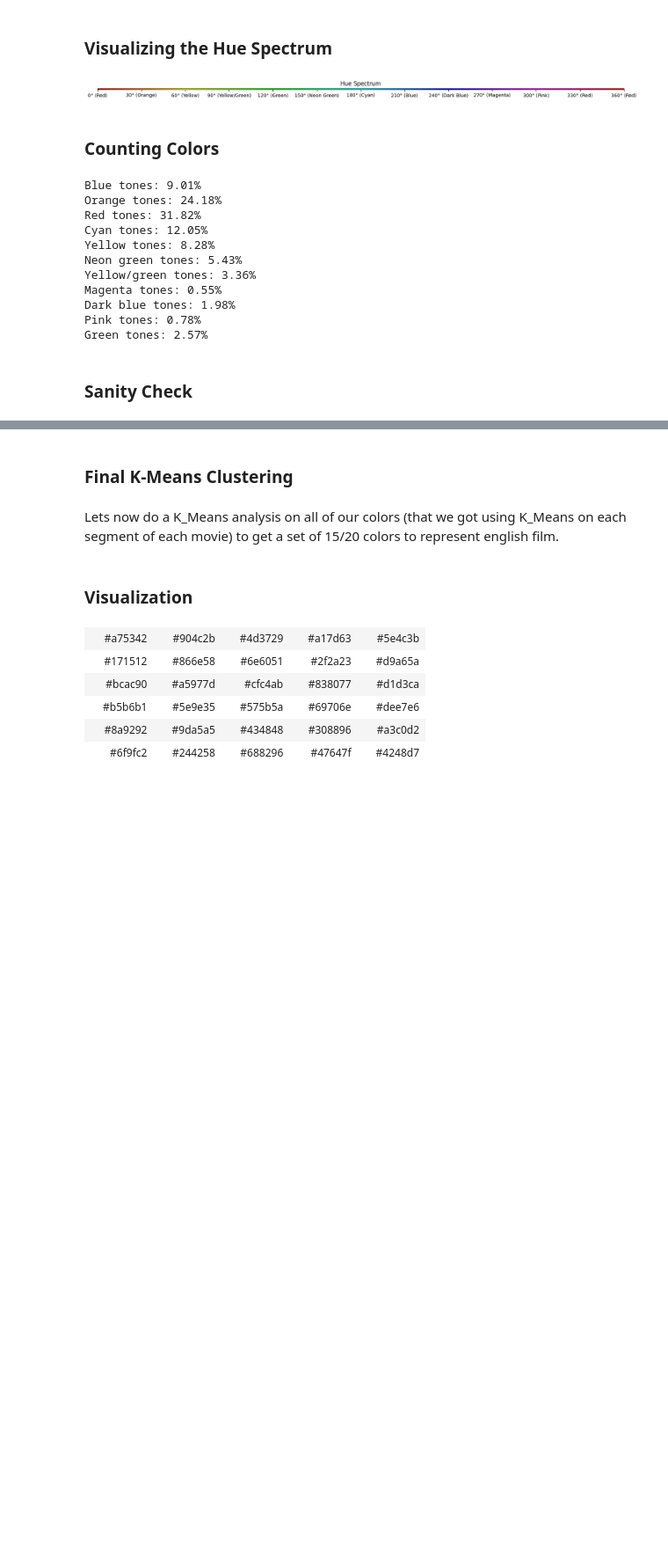
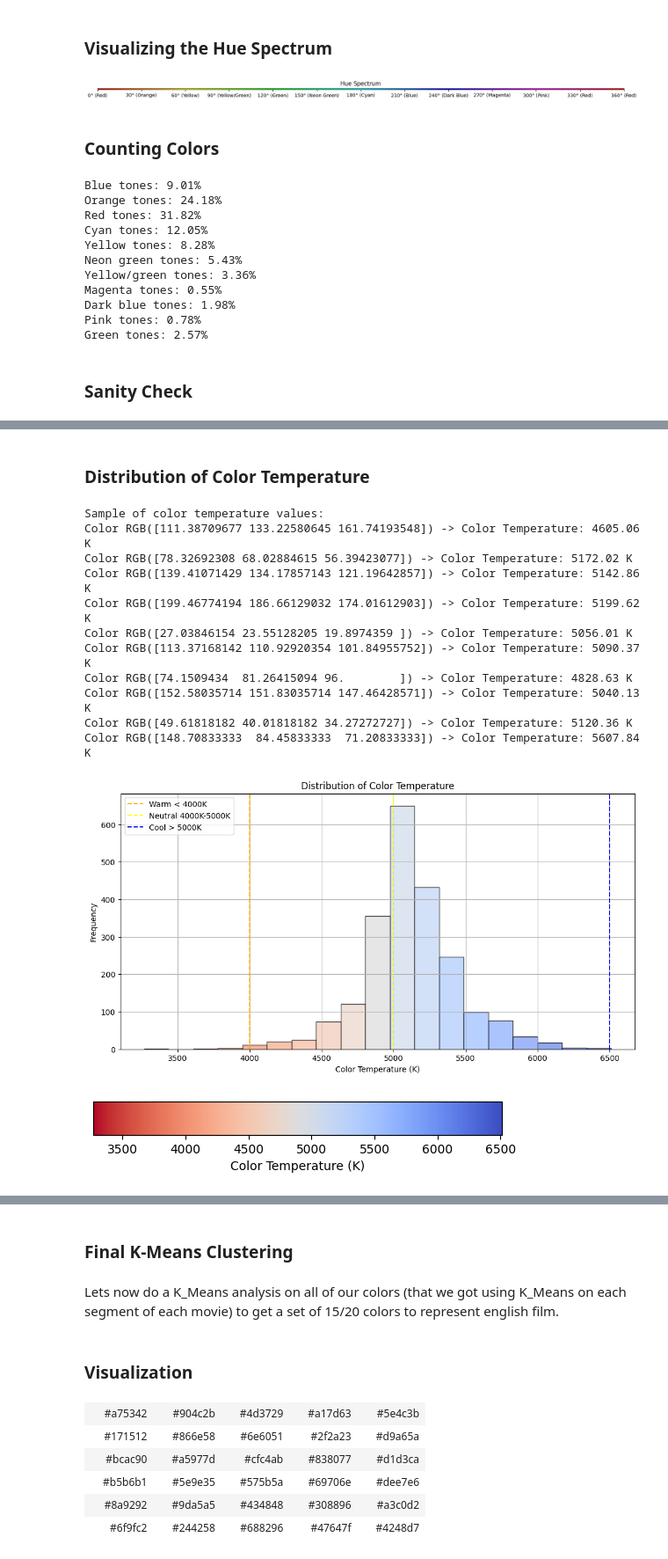
Before and after one commit to Rishab-Sudhir/Data-Science-Project---Colors-Of-Romance, a Jupyter notebook: English-Analysis/English_K_means_&_Color_Analysis_.ipynb, the cells around one changed output, grey strips where cells are left out. Shown at 88% size. Cells and saved outputs as stored; diff of their text form; code cells hidden in the pictures; blank space fills up the shorter version.

```diff
--- a/English-Analysis/English_K_means_&_Color_Percentages_Analysis_.ipynb
+++ b/English-Analysis/English_K_means_&_Color_Analysis_.ipynb
@@ -491,0 +589,77 @@ Green: 56 colors (2.57%)
+# %% [markdown]
+### Distribution of Color Temperature
+# %%
+
+def calculate_color_temperature(r, g, b):
+    # Approximate color temperature calculation (based on RGB)
+    # This is a simplified model; more complex models use chromaticity calculations
+    if r > b:
+        # Warmer colors
+        temperature = 5000 + (r - b) * 2000 / 255
+    else:
+        # Cooler colors
+        temperature = 5000 - (b - r) * 2000 / 255
+    return temperature
+
+# Apply to all cluster centers
+color_temperatures = [calculate_color_temperature(r, g, b) for r, g, b in all_cluster_centers]
+
+# Print a sample to verify
+print("Sample of color temperature values:")
+for i in range(10):
+    print(f"Color RGB({all_cluster_centers[i]}) -> Color Temperature: {color_temperatures[i]:.2f} K")
+
+# Define temperature ranges
+warm_threshold = 4000  # Below 4000K: warm
+neutral_threshold = 5000  # 4000K-5000K: neutral
+cool_threshold = 6500  # 5000K-6500K: cool
+bins = np.linspace(min(color_temperatures), max(color_temperatures), 20)
+
+# Create a reversed colormap for correct color temperature mapping
+colormap = cm.get_cmap('coolwarm_r')  # Reverse the colormap to match color temperature convention
+norm = plt.Normalize(min(color_temperatures), max(color_temperatures))
+
+# Calculate the histogram data
+hist, bin_edges = np.histogram(color_temperatures, bins=bins)
+
+# Get the colors for each bin based on the average temperature in that bin
+bin_centers = 0.5 * (bin_edges[:-1] + bin_edges[1:])
+colors = [colormap(norm(center)) for center in bin_centers]
+
+# Plot each bar manually with its corresponding color
+plt.figure(figsize=(12, 6))
+plt.bar(bin_centers, hist, width=np.diff(bin_edges), color=colors, edgecolor='black', alpha=0.7)
+
+plt.title('Distribution of Color Temperature')
+plt.xlabel('Color Temperature (K)')
+plt.ylabel('Frequency')
+
+# Annotate ranges
+plt.axvline(x=warm_threshold, color='orange', linestyle='--', label='Warm < 4000K')
+plt.axvline(x=neutral_threshold, color='yellow', linestyle='--', label='Neutral 4000K-5000K')
+plt.axvline(x=cool_threshold, color='blue', linestyle='--', label='Cool > 5000K')
+
+plt.legend(loc='upper left')
+plt.grid(True)
+
+# Create a standalone colorbar that matches the colormap
+fig, ax = plt.subplots(figsize=(6, 1))
+fig.subplots_adjust(bottom=0.5)
+
+cbar = plt.colorbar(cm.ScalarMappable(norm=norm, cmap=colormap), cax=ax, orientation='horizontal')
+cbar.set_label('Color Temperature (K)')
+plt.show()
+# %% [output]
+Sample of color temperature values:
+Color RGB([111.38709677 133.22580645 161.74193548]) -> Color Temperature: 4605.06 K
+Color RGB([78.32692308 68.02884615 56.39423077]) -> Color Temperature: 5172.02 K
+Color RGB([139.41071429 134.17857143 121.19642857]) -> Color Temperature: 5142.86 K
+Color RGB([199.46774194 186.66129032 174.01612903]) -> Color Temperature: 5199.62 K
+Color RGB([27.03846154 23.55128205 19.8974359 ]) -> Color Temperature: 5056.01 K
+Color RGB([113.37168142 110.92920354 101.84955752]) -> Color Temperature: 5090.37 K
+Color RGB([74.1509434  81.26415094 96.        ]) -> Color Temperature: 4828.63 K
+Color RGB([152.58035714 151.83035714 147.46428571]) -> Color Temperature: 5040.13 K
+Color RGB([49.61818182 40.01818182 34.27272727]) -> Color Temperature: 5120.36 K
+Color RGB([148.70833333  84.45833333  71.20833333]) -> Color Temperature: 5607.84 K
+[figure, added]
+[figure, added]
```
Also changed, not shown: parts of 22 cells of this notebook, 3 other files.
